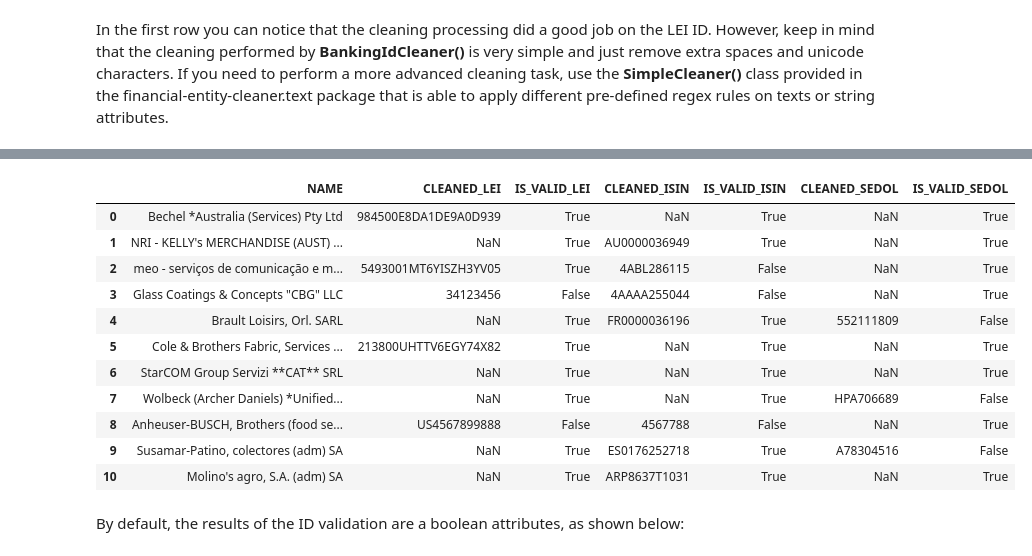
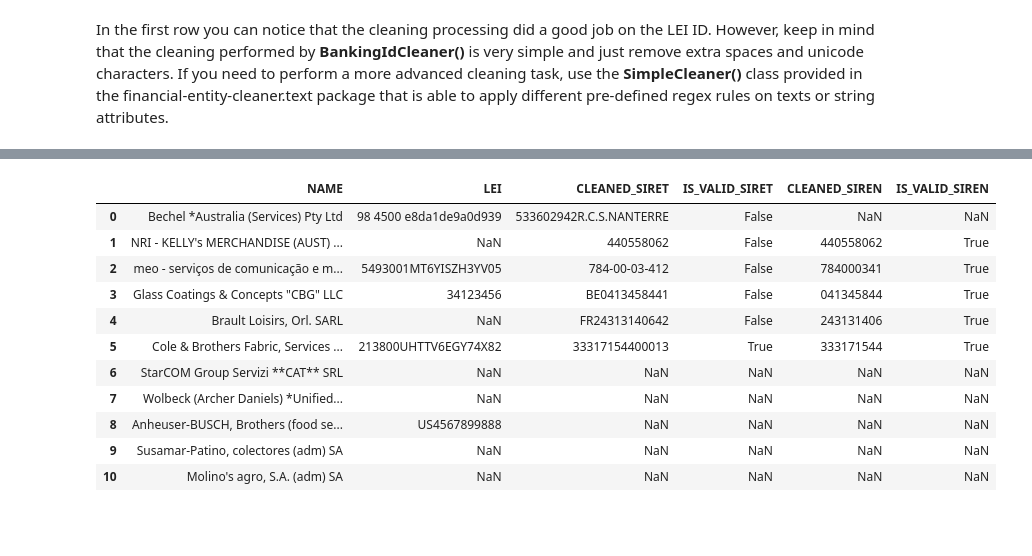
Before and after one commit to os-climate/financial-entity-cleaner, a Jupyter notebook: notebooks/how-to/Clean up and validate banking IDs.ipynb, the cells around one changed output, grey strips where cells are left out. Cells and saved outputs as stored; diff of their text form; code cells hidden in the pictures; blank space fills up the shorter version.

```diff
--- a/notebooks/how-to/Clean up and validate banking IDs.ipynb
+++ b/notebooks/how-to/Clean up and validate banking IDs.ipynb
@@ -133,5 +228,0 @@ import pandas as pd
-# %%
-# Read a .csv file as a pandas dataframe object
-input_filename = '../../tests/data/test_cleaner.csv'
-df_original = pd.read_csv(input_filename,sep=';',encoding='utf-8', usecols=['NAME','LEI', 'ISIN', 'SEDOL'])
-df_original
@@ -152,7 +250,7 @@ df_original
 Another important property of the BankingIdCleaner() class is the **letter_case** that defines if the output will be returned in lower, upper or title case. By default, the letter case is set to be 'lower'. If you want to change that, just set the letter_case property to **'lower'**, **'upper'** or **'title'** or use the built-in class constants LOWER_LETTER_CASE, UPPER_LETTER_CASE, TITLE_LETTER_CASE, as shown below:
 # %%
 # Set up the resultant letter case
-id_cleaner_obj.output_lettercase = BankingIdCleaner.LOWER_LETTER_CASE
+id_cleaner_obj.letter_case = BankingIdCleaner.UPPER_LETTER_CASE
 # %%
 id_cleaner_obj.id_type='lei'
 # %%
@@ -173,0 +274,4 @@ df_cleaner
+# %%
+id_cleaner_obj.validation_as_categorical = True
+df_cleaner = id_cleaner_obj.clean_df(df_original, cols=['LEI'])
+df_cleaner
@@ -178,9 +295,10 @@ The result above shows that two new columns were created with a suffix defined b
 # %%
+id_cleaner_obj.validation_as_categorical = False
 id_cleaner_obj.output_cleaned_id = 'CLEANED'
 id_cleaner_obj.output_validated_id = 'IS_VALID'
-df_cleaner = id_cleaner_obj.clean_df(df_original, cols=['LEI', 'ISIN', 'SEDOL'],
-                                     remove_cols= True,
+df_cleaner = id_cleaner_obj.clean_df(df_original, cols=['SIRET', 'SIREN'],
+                                     remove_cols= False,
                                      output_names_as= 'prefix',
-                                     types = ['lei', 'isin', 'sedol'])
+                                     types = ['siret', 'siren'])
 df_cleaner
 # %% [output]
@@ -201,23 +319,21 @@ All the results above set the ID to NaN if the ID is invalid (see row 4 and 9).
 # %%
 id_cleaner_obj.invalid_ids_as_nan = False
 # %%
-df_cleaner = id_cleaner_obj.clean_df(df_original, cols=['LEI', 'ISIN', 'SEDOL'],
+df_cleaner = id_cleaner_obj.clean_df(df_original, cols=['SIRET', 'SIREN'],
                                      remove_cols= True,
                                      output_names_as= 'prefix',
-                                     types = ['lei', 'isin', 'sedol'])
+                                     types = ['siret', 'siren'])
 df_cleaner
 # %% [output]
-|  | NAME | CLEANED_LEI | IS_VALID_LEI | CLEANED_ISIN | IS_VALID_ISIN | CLEANED_SEDOL | IS_VALID_SEDOL |
-| 0 | Bechel *Australia (Services) Pty Ltd | 984500E8DA1DE9A0D939 | True | NaN | True | NaN | True |
-| 1 | NRI - KELLY's MERCHANDISE (AUST) ... | NaN | True | AU0000036949 | True | NaN | True |
-| 2 | meo - serviços de comunicação e m... | 5493001MT6YISZH3YV05 | True | 4ABL286115 | False | NaN | True |
-| 3 | Glass Coatings & Concepts "CBG" LLC | 34123456 | False | 4AAAA255044 | False | NaN | True |
-| 4 | Brault Loisirs, Orl. SARL | NaN | True | FR0000036196 | True | 552111809 | False |
-| 5 | Cole & Brothers Fabric, Services ... | 213800UHTTV6EGY74X82 | True | NaN | True | NaN | True |
-| 6 | StarCOM Group Servizi **CAT** SRL | NaN | True | NaN | True | NaN | True |
-| 7 | Wolbeck (Archer Daniels) *Unified... | NaN | True | NaN | True | HPA706689 | False |
-| 8 | Anheuser-BUSCH, Brothers (food se... | US4567899888 | False | 4567788 | False | NaN | True |
-| 9 | Susamar-Patino, colectores (adm) SA | NaN | True | ES0176252718 | True | A78304516 | False |
-| 10 | Molino's agro, S.A. (adm) SA | NaN | True | ARP8637T1031 | True | NaN | True |
+|  | NAME | LEI | CLEANED_SIRET | IS_VALID_SIRET | CLEANED_SIREN | IS_VALID_SIREN |
+| 0 | Bechel *Australia (Services) Pty Ltd | 98 4500 e8da1de9a0d939 | 533602942R.C.S.NANTERRE | False | NaN | NaN |
+| 1 | NRI - KELLY's MERCHANDISE (AUST) ... | NaN | 440558062 | False | 440558062 | True |
+| 2 | meo - serviços de comunicação e m... | 5493001MT6YISZH3YV05 | 784-00-03-412 | False | 784000341 | True |
+| 3 | Glass Coatings & Concepts "CBG" LLC | 34123456 | BE0413458441 | False | 041345844 | True |
+| 4 | Brault Loisirs, Orl. SARL | NaN | FR24313140642 | False | 243131406 | True |
+| 5 | Cole & Brothers Fabric, Services ... | 213800UHTTV6EGY74X82 | 33317154400013 | True | 333171544 | True |
+| 6 | StarCOM Group Servizi **CAT** SRL | NaN | NaN | NaN | NaN | NaN |
+| 7 | Wolbeck (Archer Daniels) *Unified... | NaN | NaN | NaN | NaN | NaN |
+| 8 | Anheuser-BUSCH, Brothers (food se... | US4567899888 | NaN | NaN | NaN | NaN |
+| 9 | Susamar-Patino, colectores (adm) SA | NaN | NaN | NaN | NaN | NaN |
+| 10 | Molino's agro, S.A. (adm) SA | NaN | NaN | NaN | NaN | NaN |
-# %% [markdown]
-By default, the results of the ID validation are a boolean attributes, as shown below:
```
Also changed, not shown: parts of 39 cells of this notebook, 6 other files.
